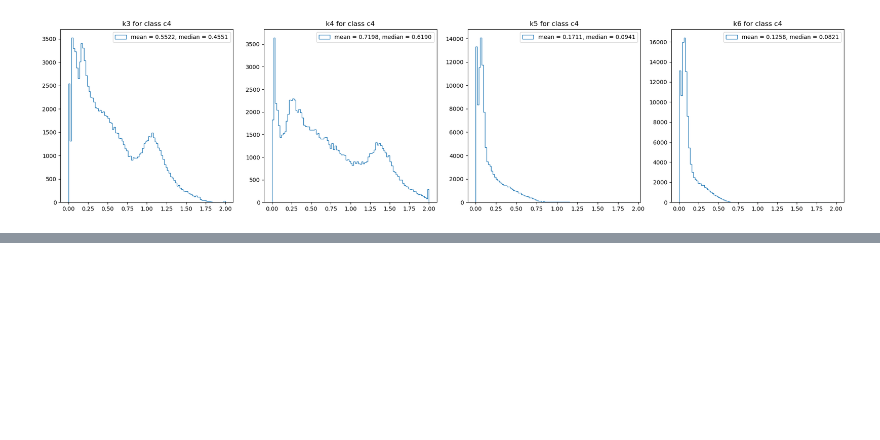
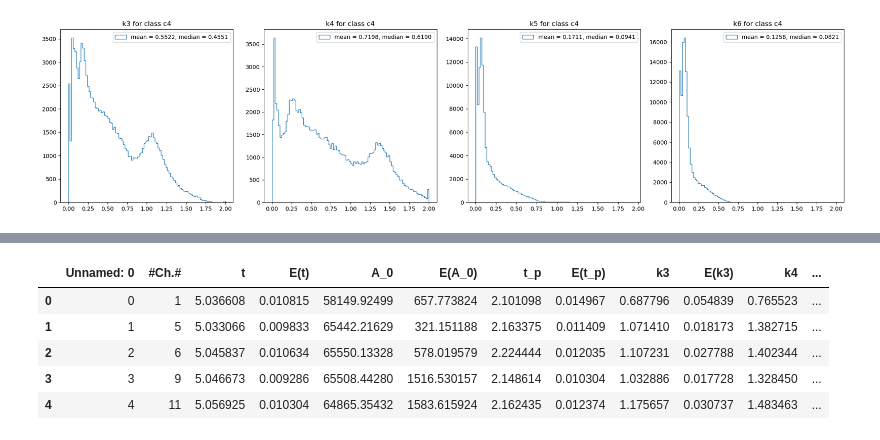
Before and after one commit to fanrado/CHN_CLASSIFIER_CE, a Jupyter notebook: DataLabelling_basedOnEA.ipynb, the cells around one changed output, grey strips where cells are left out. Cells and saved outputs as stored; diff of their text form; code cells hidden in the pictures; blank space fills up the shorter version.

```diff
--- a/DataLabelling_basedOnEA.ipynb
+++ b/DataLabelling_basedOnEA.ipynb
@@ -1073,0 +1098,10 @@ pre_class.to_csv(f'{path_to_preclass_csv}/preclassified_chn_run_30413.csv', inde
+# %%
+test_df = pd.read_csv('/'.join([path_to_data, list_files[0]]))
+test_df.head()
+# %% [output]
+|  | Unnamed: 0 | #Ch.# | t | E(t) | A_0 | E(A_0) | t_p | E(t_p) | k3 | E(k3) | k4 | ... |
+| 0 | 0 | 1 | 5.036608 | 0.010815 | 58149.92499 | 657.773824 | 2.101098 | 0.014967 | 0.687796 | 0.054839 | 0.765523 | ... |
+| 1 | 1 | 5 | 5.033066 | 0.009833 | 65442.21629 | 321.151188 | 2.163375 | 0.011409 | 1.071410 | 0.018173 | 1.382715 | ... |
+| 2 | 2 | 6 | 5.045837 | 0.010634 | 65550.13328 | 578.019579 | 2.224444 | 0.012035 | 1.107231 | 0.027788 | 1.402344 | ... |
+| 3 | 3 | 9 | 5.046673 | 0.009286 | 65508.44280 | 1516.530157 | 2.148614 | 0.010304 | 1.032886 | 0.017728 | 1.328450 | ... |
+| 4 | 4 | 11 | 5.056925 | 0.010304 | 64865.35432 | 1583.615924 | 2.162435 | 0.012374 | 1.175657 | 0.030737 | 1.483463 | ... |
```
Also changed, not shown: parts of 11 cells of this notebook, 1 other file.
